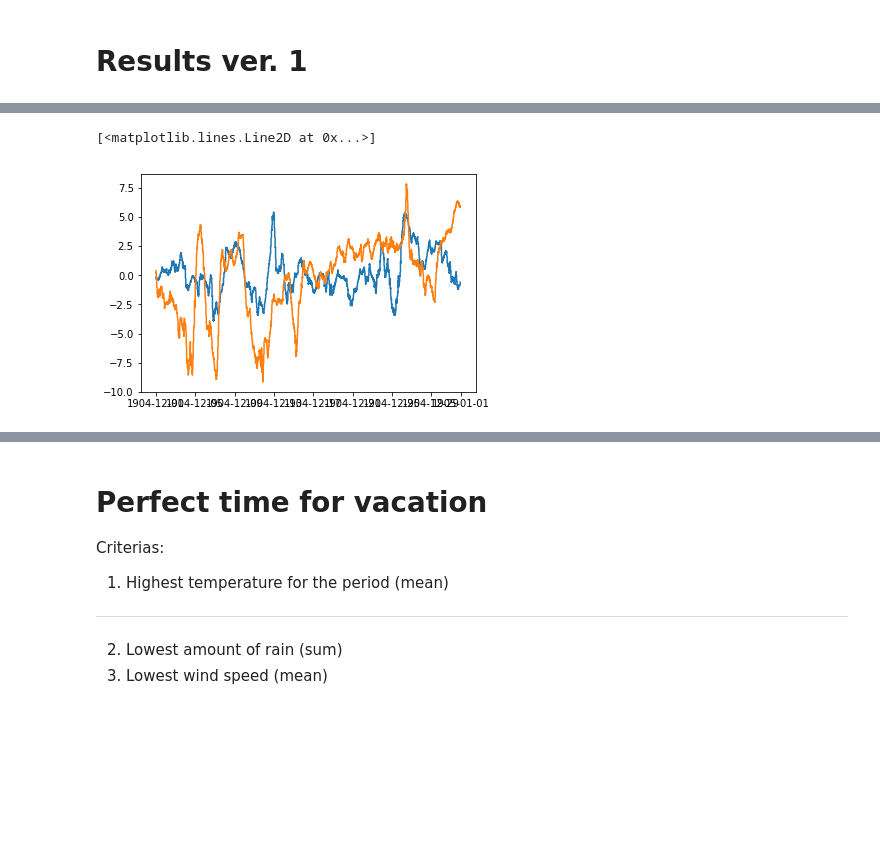
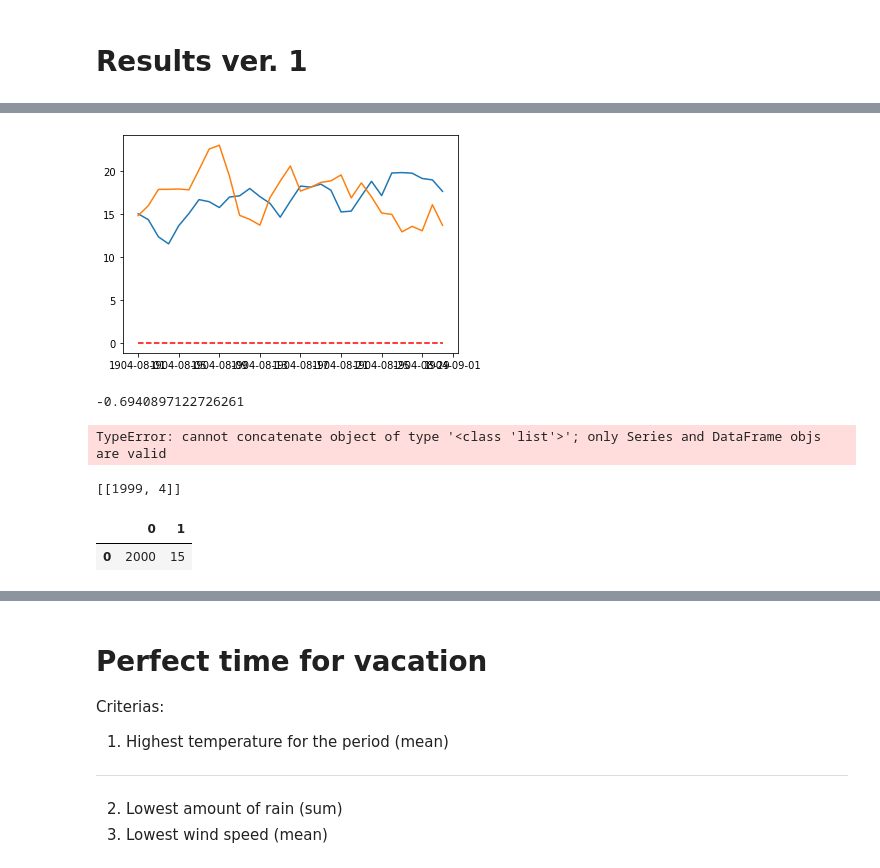
Before and after one commit to rkapp22/holidayplanner, a Jupyter notebook: holidayweather.ipynb, the cells around one changed output, grey strips where cells are left out. Cells and saved outputs as stored; diff of their text form; code cells hidden in the pictures; blank space fills up the shorter version.

```diff
--- a/holidayweather.ipynb
+++ b/holidayweather.ipynb
@@ -690,3 +609,0 @@ python.exe : 1232.03515625 MB RAM usage
-# %%
-data.drop(data.columns[1:], axis=1, inplace=True)
-data.info()
@@ -699,0 +612,3 @@ memory usage: 110.1 MB
+# %%
+# we don't need wind direction data with 0.001 deg precission
+data.Wind_direction = data.Wind_direction.round(-1) #-1 or 0
@@ -704,0 +690,30 @@ python.exe : 1081.6484375 MB RAM usage
+# %%
+data=data.resample('1D').agg({
+    'Temperature':'mean',
+    'Temp_min':'min',
+    'Temp_max':'max',
+    'Humidity':'mean',
+    'Hum_min':'min',
+    'Hum_max':'max',
+    'Air_pressure':'mean',
+    'Airp_min':'min',
+    'Airp_max':'max',
+    'Wind_speed':'mean',
+    'Winds_min':'min',
+    'Winds_max':'max',
+    'Wind_direction':'mean', #mean is not appropriate. we need something like mode...
+    'Precipitation':'sum',
+    'Prec_max':'max',
+    'UV_index':'mean',
+    'UV_max':'max',
+    'Light':'mean',
+    'Light_min':'min',
+    'Light_max':'max',
+    'Irradiation_flux':'mean',
+    'Irrad_min':'min',
+    'Irrad_max':'max',
+    'Gamma_radiation':'mean',
+    'Gamma_min':'min',
+    'Gamma_max':'max',
+    'Snowfall_estimate':'sum',
+    'Snow_max':'max'})
@@ -776,9 +808,15 @@ data[(data.Year==2000)&(data.Month==5)]
 # %%
-kriteeria1=(data.Year==2017)&(data.Month==12)
-kriteeria2=(data.Year==2016)&(data.Month==12)
+kriteeria1=(data.Year==2019)&(data.Month==8)
+kriteeria2=(data.Year==2020)&(data.Month==8)
 # %%
 plt.plot(data[kriteeria1].Pseudo_date,data[kriteeria1].Temperature)
 plt.plot(data[kriteeria2].Pseudo_date,data[kriteeria2].Temperature)
+plt.hlines(0,data[kriteeria1].Pseudo_date[0], data[kriteeria1].Pseudo_date[-1], color='red', linestyles='--')
+plt.show()
 # %% [output]
-[<matplotlib.lines.Line2D at 0x...>]
-[figure, old version]
+[figure, new version]
+# %%
+kriteeria1=(data.Year==2020)&(data.Month==12)
+data[kriteeria1].Temperature.resample('m').mean()[0]
+# %% [output]
+-0.6940897122726261
@@ -784,0 +825,15 @@ plt.plot(data[kriteeria2].Pseudo_date,data[kriteeria2].Temperature)
+# %%
+data2=[[1999,4]]
+pd.concat(data2, pd.DataFrame([[2000,15]]))
+#data2['temperatuur'].[2012]=6
+# %% [output]
+TypeError: cannot concatenate object of type '<class 'list'>'; only Series and DataFrame objs are valid
+# %%
+data2
+# %% [output]
+[[1999, 4]]
+# %%
+pd.DataFrame([[2000,15]])
+# %% [output]
+|  | 0 | 1 |
+| 0 | 2000 | 15 |
```
Also changed, not shown: parts of 129 cells of this notebook.
